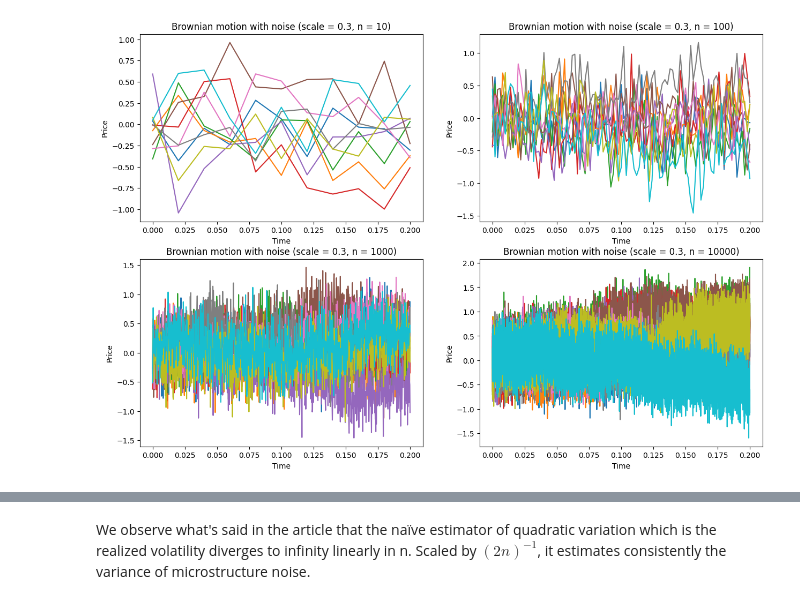
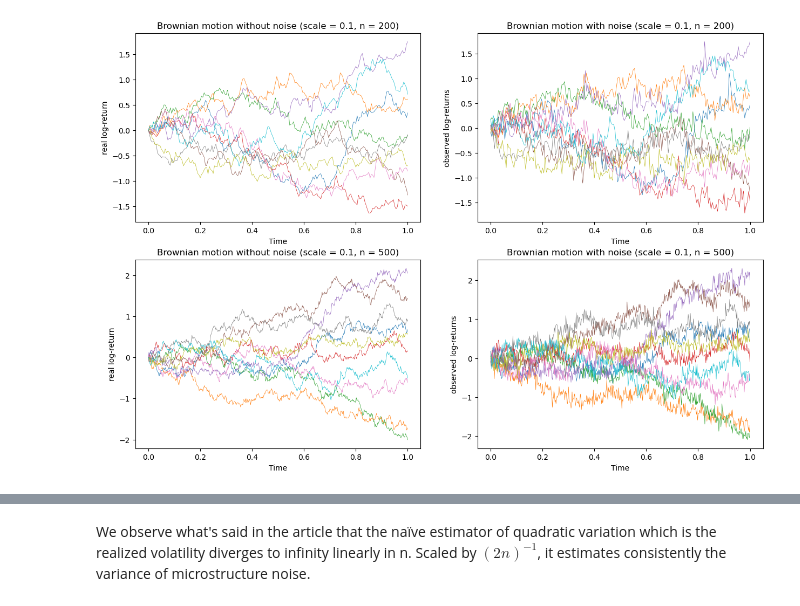
Before and after one commit to nicolassinott/HFT, a Jupyter notebook: Integrated_volatility/test.ipynb, the cells around one changed output, grey strips where cells are left out. Cells and saved outputs as stored; diff of their text form; code cells hidden in the pictures.

```diff
--- a/Integrated_volatility/test.ipynb
+++ b/Integrated_volatility/test.ipynb
@@ -28,7 +28,8 @@ def black_scholes_model(n: int, T: int, S0: float, mu: float, sigma: float)->np.
   S[0] = S0
   w = Brownian_motion(n, T)
   for i in range(1, n+1):
-    S[i] = S[i-1] * np.exp((mu - sigma**2/2) * T/n + sigma * w[i])
+    t = i * T/n
+    S[i] = S[0] * np.exp((mu - sigma**2/2) * t + sigma * w[i])
   return S
 
 def full_grid(n: int)->np.ndarray:
@@ -48,21 +83,33 @@ def quadratic_variation(Z: np.ndarray, grid: np.ndarray)-> float:
 # %%
-n_list = [10, 100, 1000, 10000]
-
+n_list = [200, 500]
 
 N = 10
-s = 0.3
+sigma = 1.0
+s = 0.1
 
 plt.figure(figsize=(15, 10))
+
 for i, n in enumerate(n_list):
     times = np.linspace(0, T, n+1)
-    plt.subplot(2, 2, i+1)
-    for i in range(N):
-        plt.plot(times, Brownian_motion(n, T) + noise(n+1, s))
-        plt.xlabel("Time")
-        plt.ylabel("Price")
-        plt.title("Brownian motion with noise (scale = {}, n = {})".format(s, n))
+
+    N_brownian_log_return = [sigma * Brownian_motion(n, T) for _ in range(N)]
+    N_noise = [noise(n+1, s) for _ in range(N)]
+
+    plt.subplot(2, 2, 2*i+1)
+    for j in range(N) :
+        plt.plot(times, N_brownian_log_return[j], linewidth=0.5)
+    plt.xlabel("Time")
+    plt.ylabel("real log-return")
+    plt.title("Brownian motion without noise (scale = {}, n = {})".format(s, n))
+
+    plt.subplot(2, 2, 2*(i+1))
+    for j in range(N) :
+        plt.plot(times, N_brownian_log_return[j] + N_noise[j], linewidth=0.5)
+    plt.xlabel("Time")
+    plt.ylabel("observed log-returns")
+    plt.title("Brownian motion with noise (scale = {}, n = {})".format(s, n))
 # %% [output]
-[figure, old version]
+[figure, new version]
 # %%
 x = np.linspace(1, 500, 501, dtype=int)
 y = [quadratic_variation(Brownian_motion(n, T), full_grid(n)) for n in x]
```
Also changed, not shown: parts of 5 cells of this notebook.
